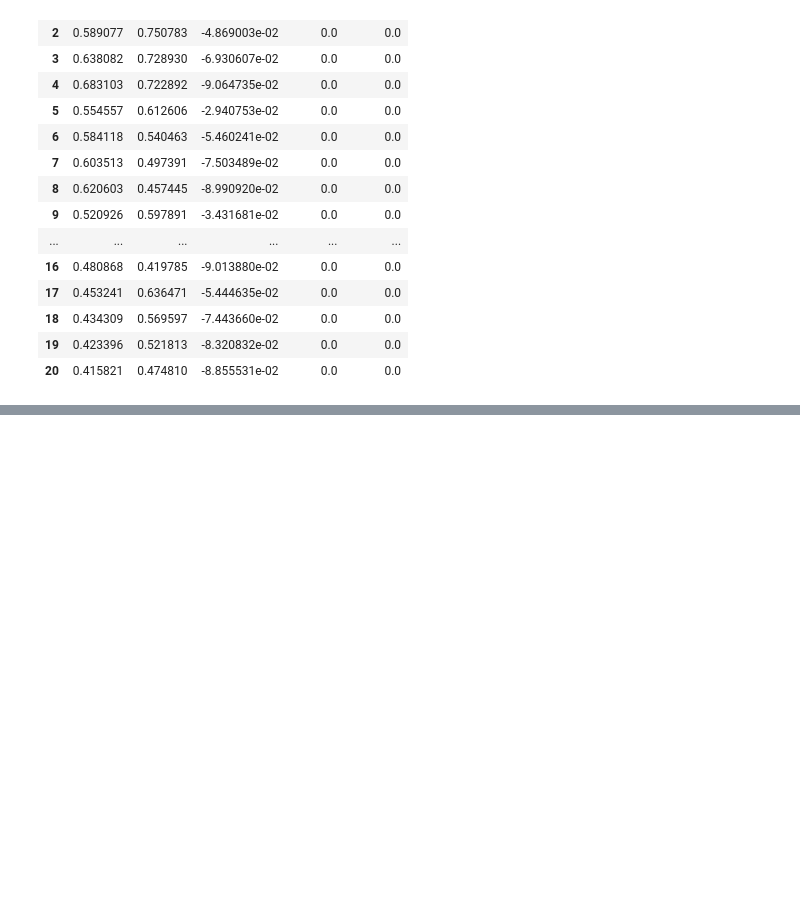
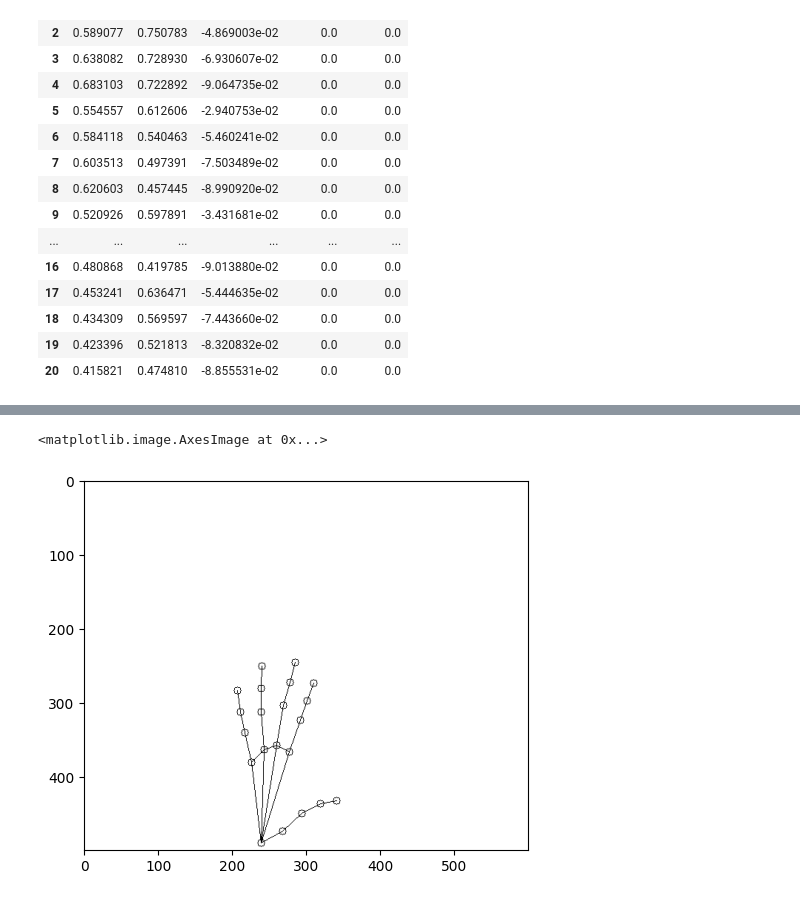
Before and after one commit to MrMond/ML_Project_Gestures, a Jupyter notebook: training/understand_data.ipynb, the cells around one changed output, grey strips where cells are left out. Cells and saved outputs as stored; diff of their text form; code cells hidden in the pictures; blank space fills up the shorter version.

```diff
--- a/training/understand_data.ipynb
+++ b/training/understand_data.ipynb
@@ -88,0 +127,24 @@ df
+# %%
+adjacency = [
+             (0,1),(0,5),(0,9),(0,13),(0,17),(5,9),(9,13),(13,17), # palm
+             (1,2),(2,3),(3,4), #thumb
+             (5,6),(6,7),(7,8), #index finger
+             (9,10),(10,11),(11,12), #middle finger
+             (13,14),(14,15),(15,16), #ring finger
+             (17,18),(18,19),(19,20) #pinky
+             ]
+
+img_np = img.copy()
+
+landmarks_tuples = [(int(a.x*img_dim[0]),int(a.y*img_dim[1])) for a in landmarks]
+
+for x,y in landmarks_tuples:
+    cv2.circle(img_np,(x,y),5,0)
+
+for a,b in adjacency:
+    cv2.line(img_np,landmarks_tuples[a],landmarks_tuples[b],0)
+
+plt.imshow(img_np)
+# %% [output]
+<matplotlib.image.AxesImage at 0x...>
+[figure, added]
```
Also changed, not shown: parts of 3 cells of this notebook, 6 other files.
